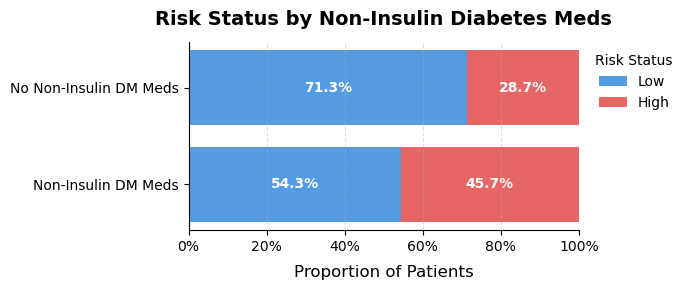
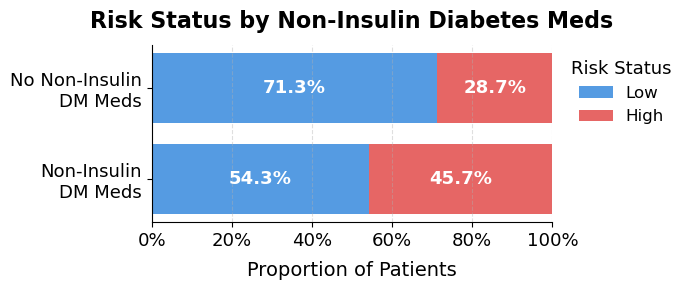
Code edit (unified diff) that turned the first committed figure into the second:
--- before
+++ after
@@ -23,6 +23,6 @@
 for i, risk in enumerate(risk_groups):
     values = [prop_data[cat][risk] for cat in y_cats]
-    bars = bars = ax.barh(y_pos, values, left=lefts, color=colors[i],
-               alpha=0.85, label=str(risk), height=0.35)
+    bars = ax.barh(y_pos, values, left=lefts, color=colors[i],
+                   alpha=0.85, label=str(risk), height=0.35)
 
     for bar, val in zip(bars, values):
@@ -31,18 +31,21 @@
                     bar.get_y() + bar.get_height() / 2,
                     f'{val:.1f}%', ha='center', va='center',
-                    fontsize=10, color='white', fontweight='bold')
+                    fontsize=13, color='white', fontweight='bold')  # ← up from 10
     lefts += values
 
 ax.set_xlim(0, 100)
 ax.set_yticks(y_pos)
-ax.set_yticklabels(y_cats)
+ax.set_yticklabels(['Non-Insulin\nDM Meds', 'No Non-Insulin\nDM Meds'], fontsize=13)  # ← two lines, larger
 ax.xaxis.set_major_formatter(plt.FuncFormatter(lambda x, _: f'{x:.0f}%'))
-ax.set_xlabel('Proportion of Patients', fontsize=12, labelpad=8)
-ax.set_title('Risk Status by Non-Insulin Diabetes Meds', fontsize=14, fontweight='bold', pad=12)
+ax.tick_params(axis='x', labelsize=13)  # ← x-axis tick font
+ax.set_xlabel('Proportion of Patients', fontsize=14, labelpad=8)  # ← up from 12
+ax.set_title('Risk Status by Non-Insulin Diabetes Meds', fontsize=16,  # ← up from 14
+             fontweight='bold', pad=12)
 
 ax.spines['top'].set_visible(False)
 ax.spines['right'].set_visible(False)
 ax.grid(axis='x', linestyle='--', alpha=0.4)
-ax.legend(title='Risk Status', frameon=False, bbox_to_anchor=(1.01, 1), loc='upper left')
+ax.legend(title='Risk Status', fontsize=12, title_fontsize=13,  # ← explicit legend fonts
+          frameon=False, bbox_to_anchor=(1.01, 1), loc='upper left')
 
 plt.tight_layout()

Commit: Updated font sizes